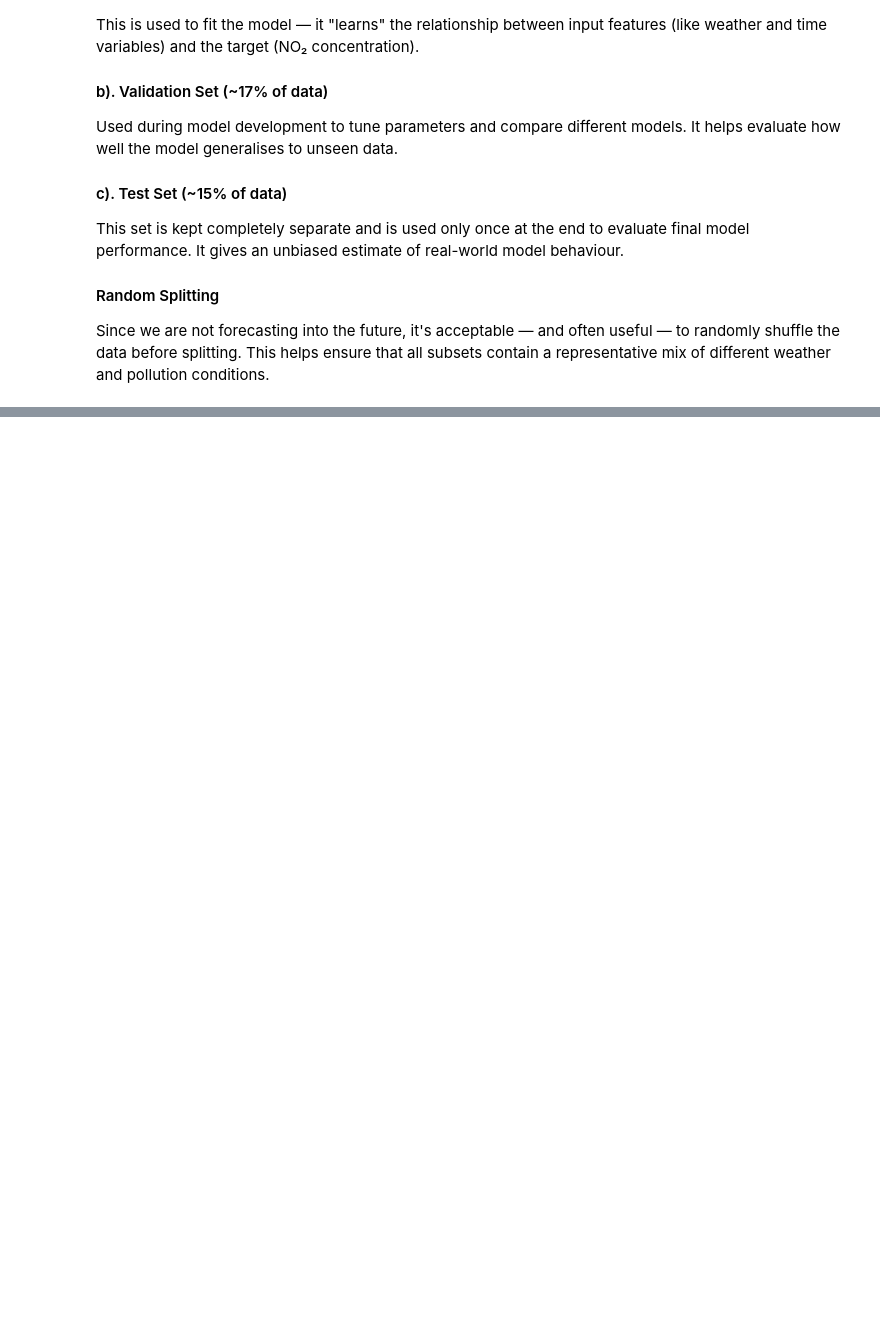
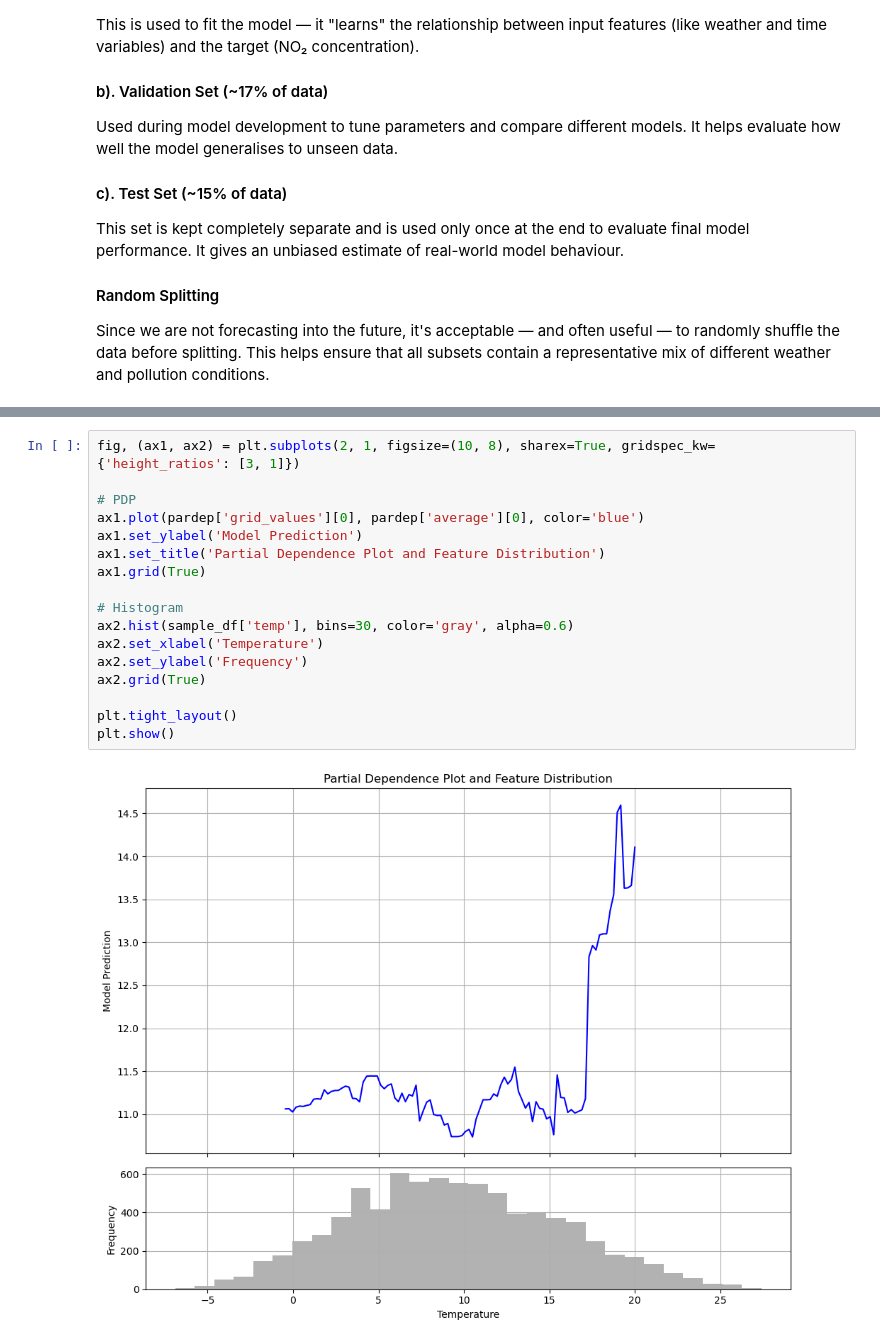
Before and after one commit to m-edal/Time-series-analytics-course, a Jupyter notebook: Practical_4_automl_shap.ipynb, the cells around one changed output, grey strips where cells are left out. Drawn from its saved outputs; the diff is of its cells as text; blank space fills up the shorter version.

```diff
--- a/Practical_4_automl_shap.ipynb
+++ b/Practical_4_automl_shap.ipynb
@@ -475,0 +549,19 @@ shap.decision_plot(expected_value, sh, X1, feature_order="hclust", return_object
+# %%
+fig, (ax1, ax2) = plt.subplots(2, 1, figsize=(10, 8), sharex=True, gridspec_kw={'height_ratios': [3, 1]})
+
+# PDP
+ax1.plot(pardep['grid_values'][0], pardep['average'][0], color='blue')
+ax1.set_ylabel('Model Prediction')
+ax1.set_title('Partial Dependence Plot and Feature Distribution')
+ax1.grid(True)
+
+# Histogram
+ax2.hist(sample_df['temp'], bins=30, color='gray', alpha=0.6)
+ax2.set_xlabel('Temperature')
+ax2.set_ylabel('Frequency')
+ax2.grid(True)
+
+plt.tight_layout()
+plt.show()
+# %% [output]
+[figure, added]
```
Also changed, not shown: parts of 71 cells of this notebook, 1 other file.
